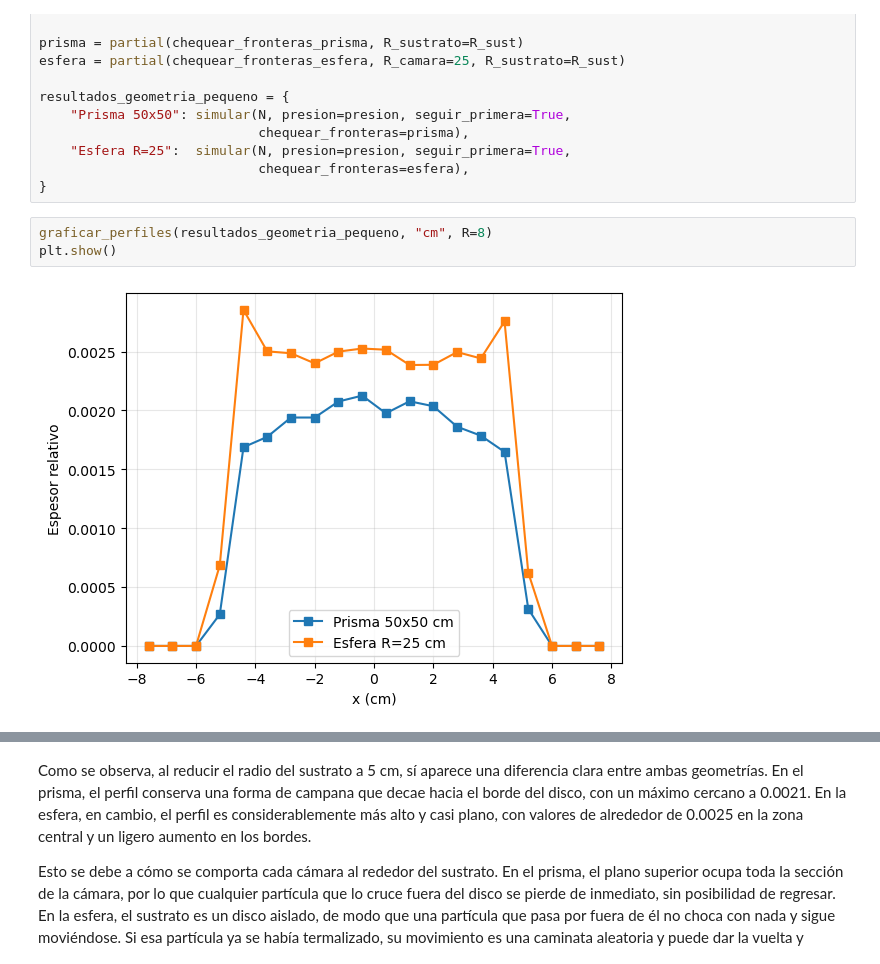
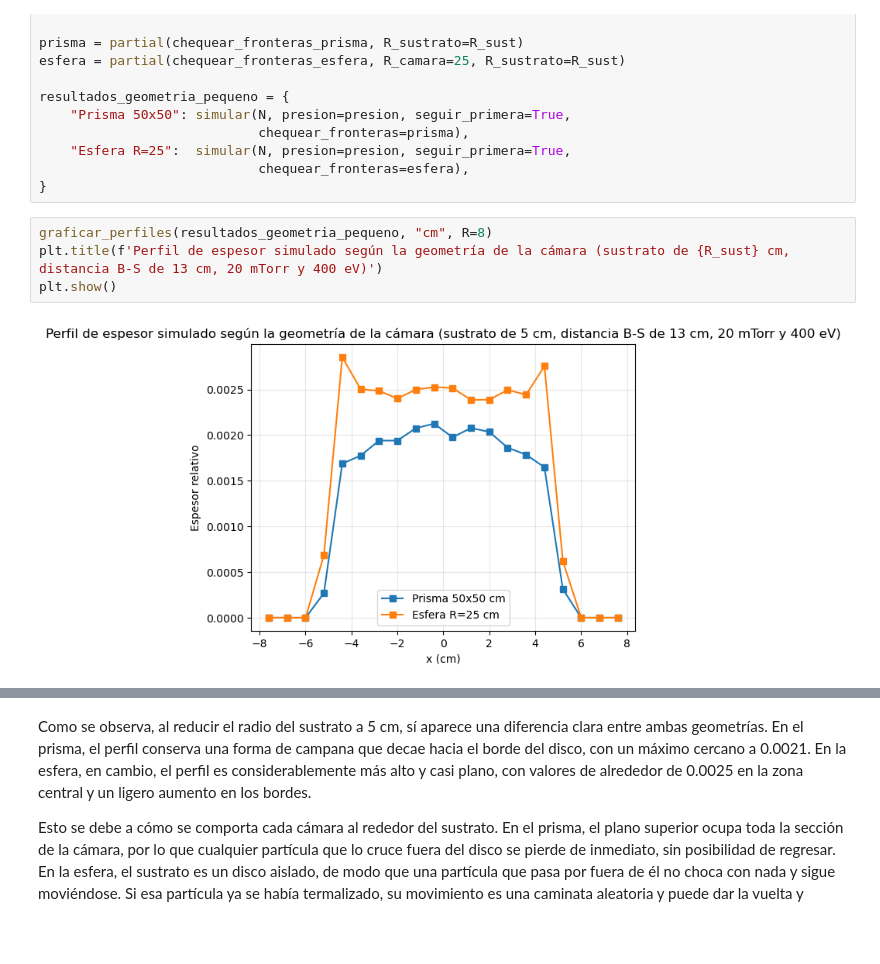
Before and after one commit to alexsandive/Monte-Carlo-Sputtering-Simulation_Proyecto-FS0200, a Jupyter notebook: Proyecto_AlexanderSancho.ipynb, the cells around one changed output, grey strips where cells are left out. Saved outputs shown, nothing was run; the diff lists cells and outputs as text; blank space fills up the shorter version.

```diff
--- a/Proyecto_AlexanderSancho.ipynb
+++ b/Proyecto_AlexanderSancho.ipynb
@@ -1332,9 +1334,10 @@ resultados_geometria_pequeno = {
 }
 # %%
 graficar_perfiles(resultados_geometria_pequeno, "cm", R=8)
+plt.title(f'Perfil de espesor simulado según la geometría de la cámara (sustrato de {R_sust} cm, distancia B-S de 13 cm, 20 mTorr y 400 eV)')
 plt.show()
 # %% [output]
-[figure, old version]
+[figure, new version]
 # %%
 dist = resultados_geometria_pequeno["Prisma 50x50"]["dist"]
 
```
Also changed, not shown: parts of 4 cells of this notebook.
